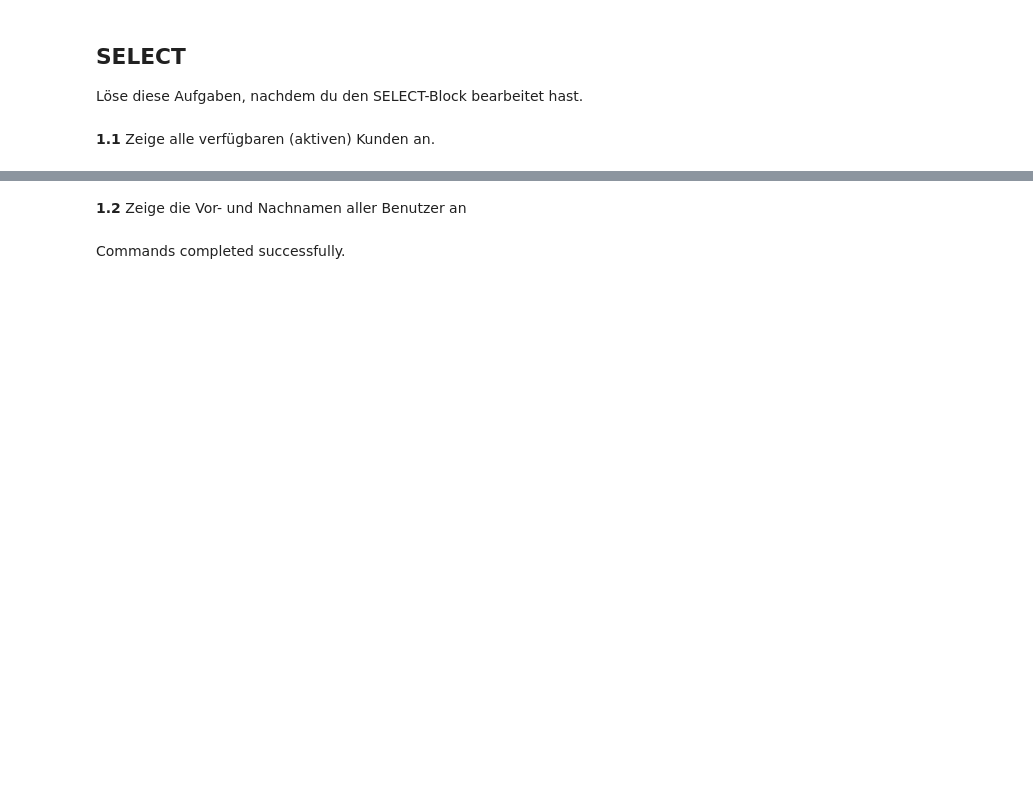
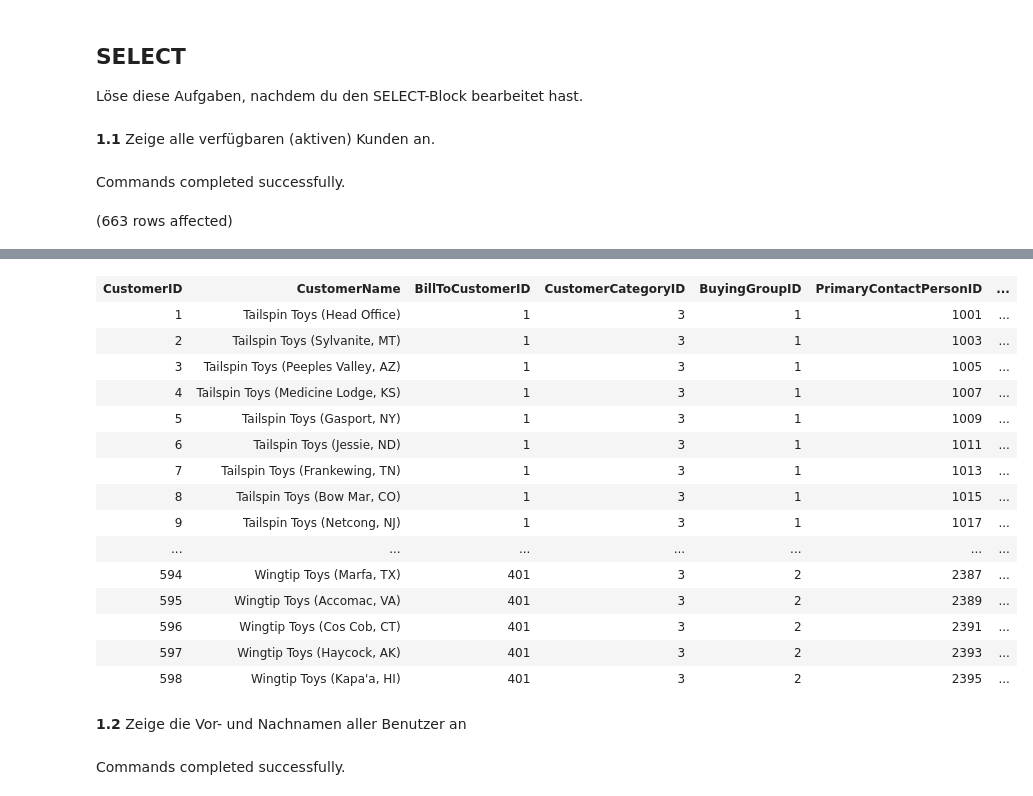
Before and after one commit to Matcha-Git/Demo_Hackathon_Fork, a Jupyter notebook: Tag_2/DQL/M106_Aufgaben_DQL.ipynb, the cells around one changed output, grey strips where cells are left out. Saved outputs shown, nothing was run; the diff lists cells and outputs as text; code cells hidden in the pictures; blank space fills up the shorter version.

```diff
--- a/Tag_2/DQL/M106_Aufgaben_DQL.ipynb
+++ b/Tag_2/DQL/M106_Aufgaben_DQL.ipynb
@@ -12,4 +12,7 @@ Löse diese Aufgaben, nachdem du den SELECT-Block bearbeitet hast.
 USE WideWorldImporters
 GO
 
-SELECT ActivCustommers FROM
+SELECT * FROM sales.customers;
+# %% [output]
+Commands completed successfully.
+(663 rows affected)
@@ -16,3 +20,19 @@ SELECT ActivCustommers FROM
+| CustomerID | CustomerName | BillToCustomerID | CustomerCategoryID | BuyingGroupID | PrimaryContactPersonID | ... |
+| 1 | Tailspin Toys (Head Office) | 1 | 3 | 1 | 1001 | ... |
+| 2 | Tailspin Toys (Sylvanite, MT) | 1 | 3 | 1 | 1003 | ... |
+| 3 | Tailspin Toys (Peeples Valley, AZ) | 1 | 3 | 1 | 1005 | ... |
+| 4 | Tailspin Toys (Medicine Lodge, KS) | 1 | 3 | 1 | 1007 | ... |
+| 5 | Tailspin Toys (Gasport, NY) | 1 | 3 | 1 | 1009 | ... |
+| 6 | Tailspin Toys (Jessie, ND) | 1 | 3 | 1 | 1011 | ... |
+| 7 | Tailspin Toys (Frankewing, TN) | 1 | 3 | 1 | 1013 | ... |
+| 8 | Tailspin Toys (Bow Mar, CO) | 1 | 3 | 1 | 1015 | ... |
+| 9 | Tailspin Toys (Netcong, NJ) | 1 | 3 | 1 | 1017 | ... |
+| ... | ... | ... | ... | ... | ... | ... |
+| 594 | Wingtip Toys (Marfa, TX) | 401 | 3 | 2 | 2387 | ... |
+| 595 | Wingtip Toys (Accomac, VA) | 401 | 3 | 2 | 2389 | ... |
+| 596 | Wingtip Toys (Cos Cob, CT) | 401 | 3 | 2 | 2391 | ... |
+| 597 | Wingtip Toys (Haycock, AK) | 401 | 3 | 2 | 2393 | ... |
+| 598 | Wingtip Toys (Kapa'a, HI) | 401 | 3 | 2 | 2395 | ... |
 # %% [markdown]
 **1.2** Zeige die Vor- und Nachnamen aller Benutzer an
 # %%
```
Also changed, not shown: parts of 6 cells of this notebook, 2 other files.
